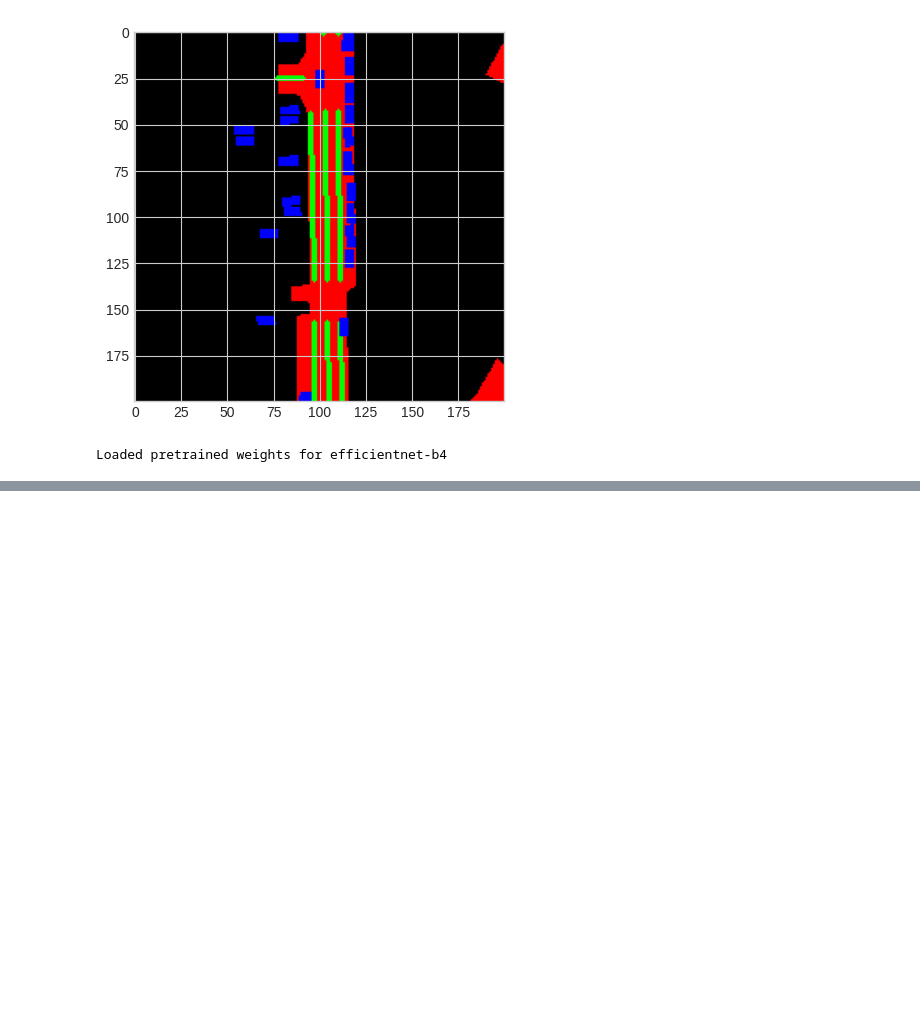
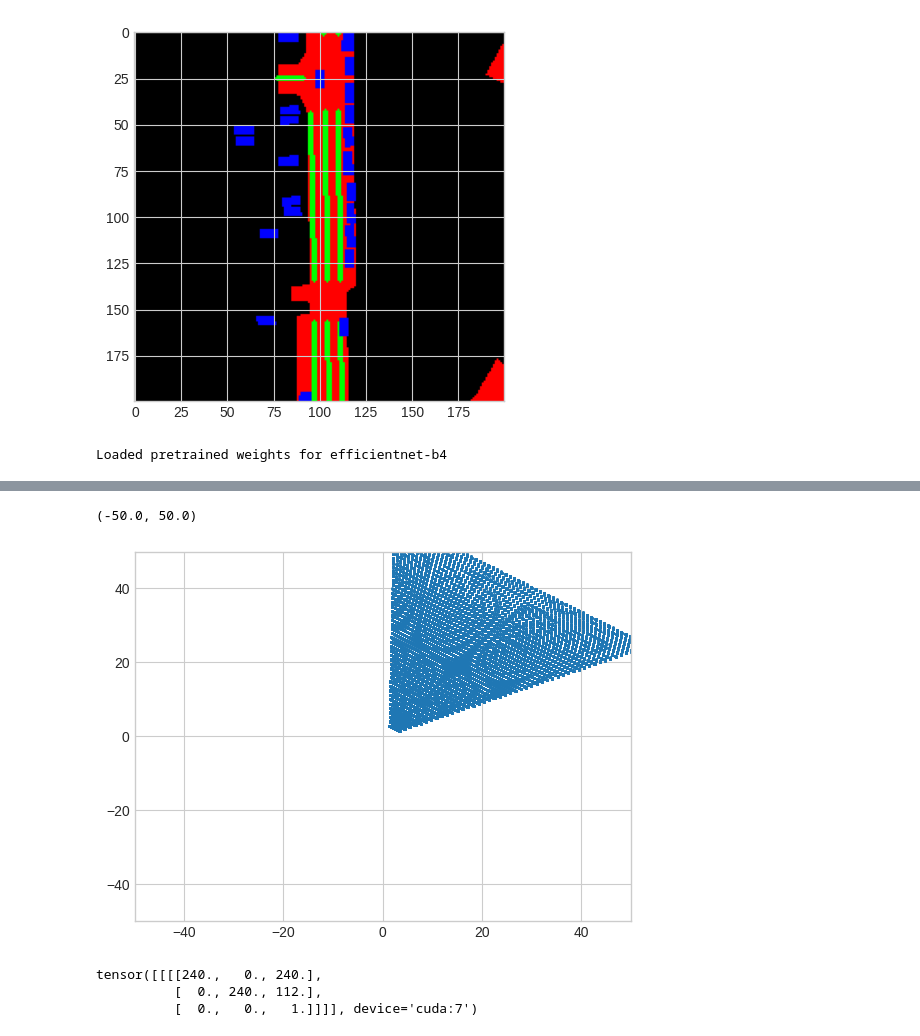
Before and after one commit to linlin-yu/ubev-UDMKDD, a Jupyter notebook: notebooks/test.ipynb, the cells around one changed output, grey strips where cells are left out. Saved outputs shown, nothing was run; the diff lists cells and outputs as text; code cells hidden in the pictures; blank space fills up the shorter version.

Commit message:
fix carla dataset

```diff
--- a/notebooks/test.ipynb
+++ b/notebooks/test.ipynb
@@ -51,3 +40,0 @@ preds = model.activate(outs)
-# %%
-model.loss_type = 'focal'
-model.loss(outs, labels.to(7))
@@ -85,0 +41,4 @@ RuntimeError: The size of tensor a (200) must match the size of tensor b (4) at
+# %%
+images, intrinsics, extrinsics, labels = vl.dataset[0]
+intrinsics = intrinsics[None].to(7)
+extrinsics = extrinsics[None].to(7)
@@ -85,0 +52,3 @@ RuntimeError: The size of tensor a (200) must match the size of tensor b (4) at
+# %%
+pts = model.backbone.module.get_geometry(intrinsics, extrinsics).cpu().numpy()
+pts.shape
@@ -85,0 +74,7 @@ RuntimeError: The size of tensor a (200) must match the size of tensor b (4) at
+# %%
+plt.scatter(pts[:, 0, :, :, :, 0].reshape(-1), pts[:, 0, :, :, :, 1].reshape(-1), s=1)
+plt.xlim((-50, 50))
+plt.ylim((-50, 50))
+# %% [output]
+(-50.0, 50.0)
+[figure, added]
@@ -85,0 +156,9 @@ RuntimeError: The size of tensor a (200) must match the size of tensor b (4) at
+# %%
+int = get_intrinsics()
+int = int[None].repeat(1, axis=0)[None]
+int = torch.tensor(int).cuda(7).float()
+print(int)
+# %% [output]
+tensor([[[[240.,   0., 240.],
+          [  0., 240., 112.],
+          [  0.,   0.,   1.]]]], device='cuda:7')
```
Also changed, not shown: parts of 16 cells of this notebook, 9 other files.
